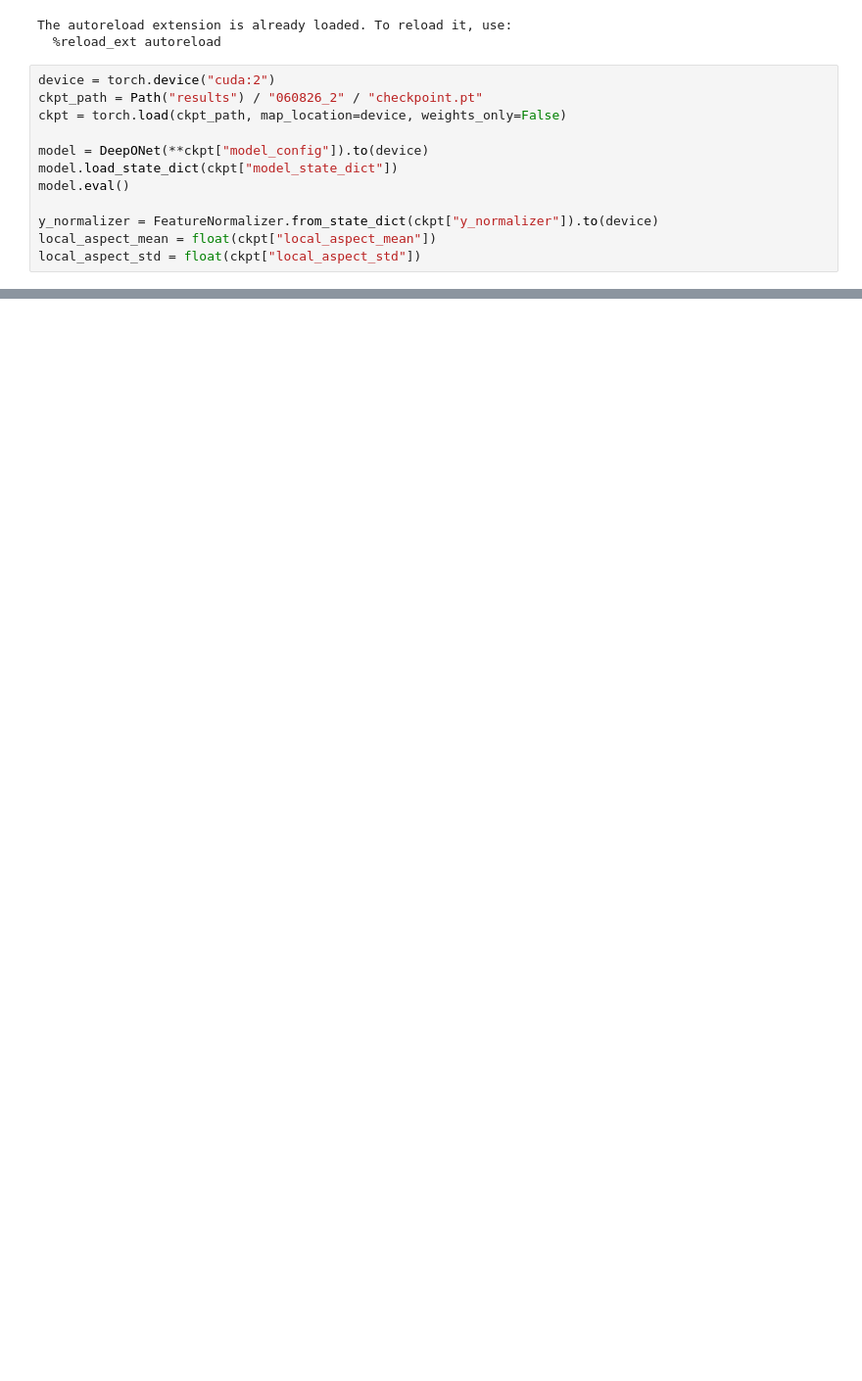
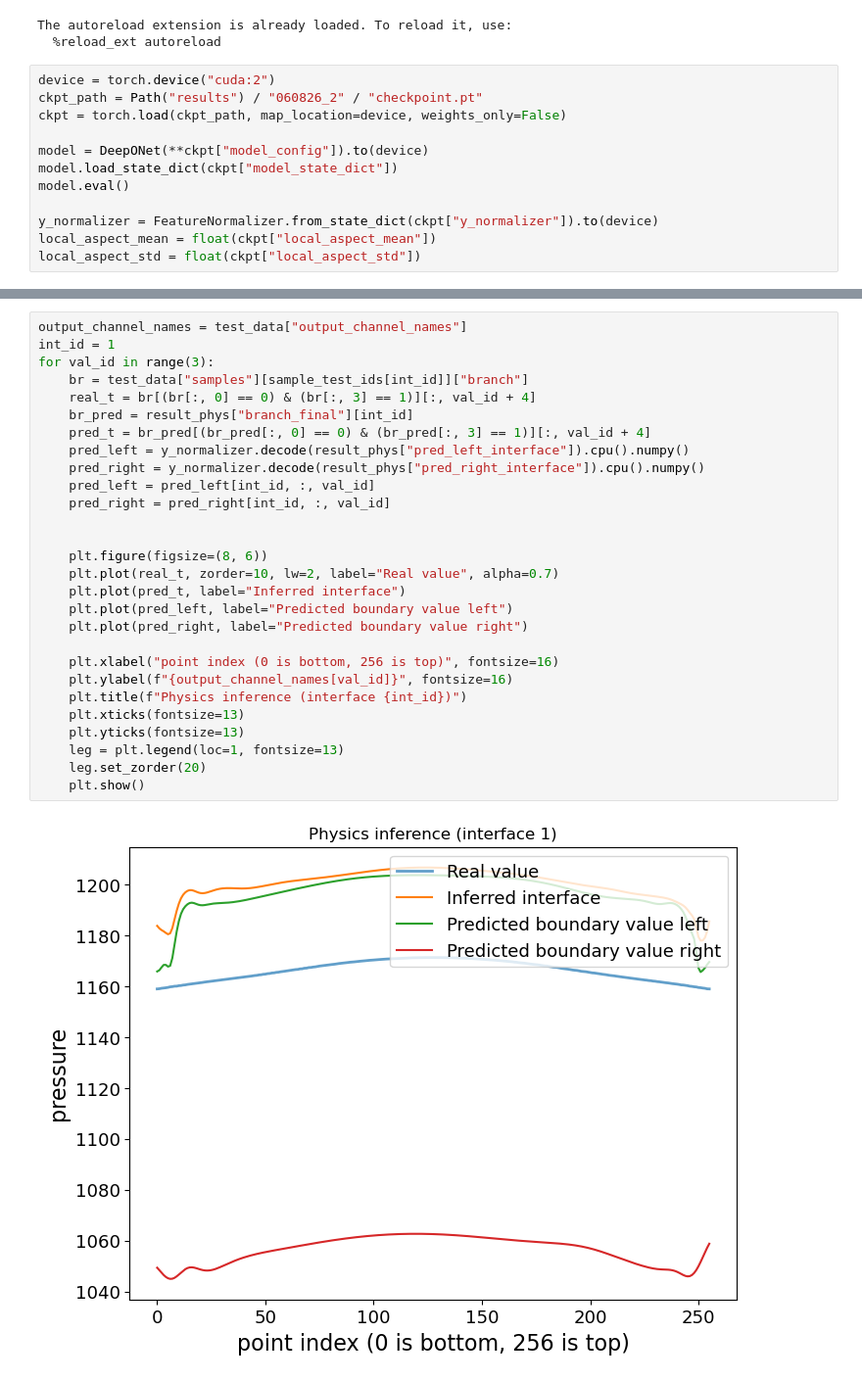
Before and after one commit to lesliekhwang/PIDIF, a Jupyter notebook: DeepONet/iterative_inference.ipynb, the cells around one changed output, grey strips where cells are left out. Shown at 98% size. Cells and saved outputs as stored; diff of their text form; blank space fills up the shorter version.

```diff
--- a/DeepONet/iterative_inference.ipynb
+++ b/DeepONet/iterative_inference.ipynb
@@ -374,0 +416,30 @@ for c in range(best_z.shape[2]):
+# %%
+output_channel_names = test_data["output_channel_names"]
+int_id = 1
+for val_id in range(3):
+    br = test_data["samples"][sample_test_ids[int_id]]["branch"]
+    real_t = br[(br[:, 0] == 0) & (br[:, 3] == 1)][:, val_id + 4]
+    br_pred = result_phys["branch_final"][int_id]
+    pred_t = br_pred[(br_pred[:, 0] == 0) & (br_pred[:, 3] == 1)][:, val_id + 4]
+    pred_left = y_normalizer.decode(result_phys["pred_left_interface"]).cpu().numpy()
+    pred_right = y_normalizer.decode(result_phys["pred_right_interface"]).cpu().numpy()
+    pred_left = pred_left[int_id, :, val_id]
+    pred_right = pred_right[int_id, :, val_id]
+
+
+    plt.figure(figsize=(8, 6))
+    plt.plot(real_t, zorder=10, lw=2, label="Real value", alpha=0.7)
+    plt.plot(pred_t, label="Inferred interface")
+    plt.plot(pred_left, label="Predicted boundary value left")
+    plt.plot(pred_right, label="Predicted boundary value right")
+
+    plt.xlabel("point index (0 is bottom, 256 is top)", fontsize=16)
+    plt.ylabel(f"{output_channel_names[val_id]}", fontsize=16)
+    plt.title(f"Physics inference (interface {int_id})")
+    plt.xticks(fontsize=13)
+    plt.yticks(fontsize=13)
+    leg = plt.legend(loc=1, fontsize=13)
+    leg.set_zorder(20)
+    plt.show()
+# %% [output]
+[figure, added]
```
Also changed, not shown: parts of 27 cells of this notebook, 8 other files.
